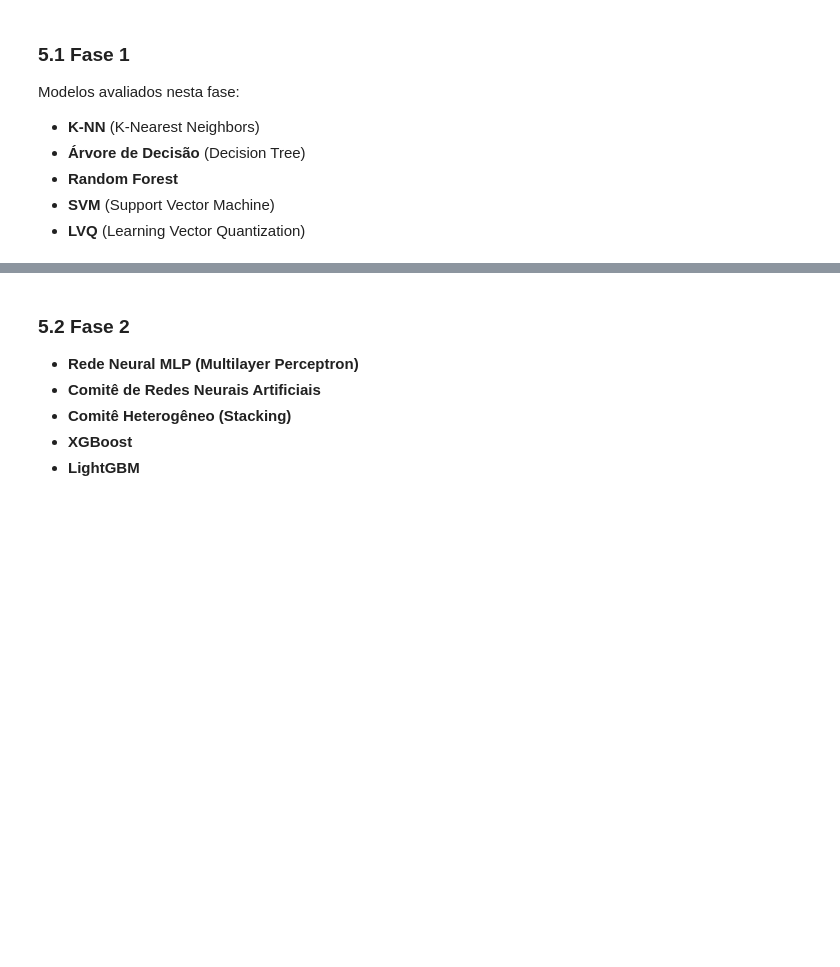
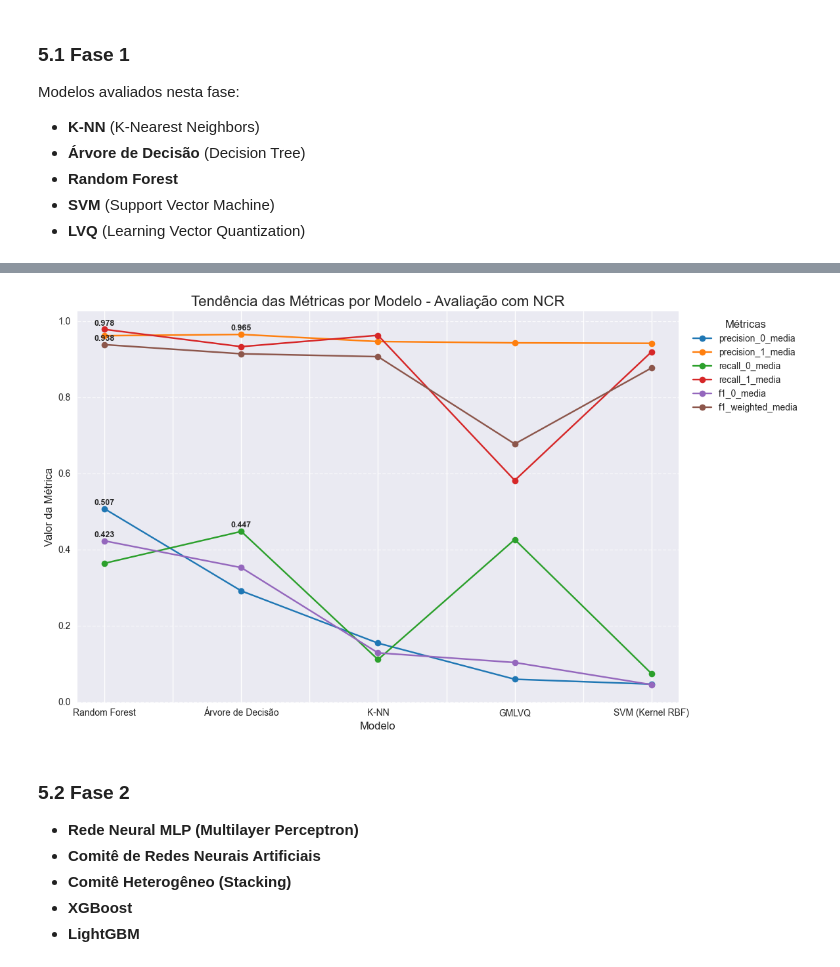
Before and after one commit to Eduardocin/employee-access-predictor, a Jupyter notebook: projeto_models.ipynb, the cells around one changed output, grey strips where cells are left out. Cells and saved outputs as stored; diff of their text form; code cells hidden in the pictures; blank space fills up the shorter version.

```diff
--- a/projeto_models.ipynb
+++ b/projeto_models.ipynb
@@ -49,6 +51,15 @@ import os
 os.makedirs('modelos', exist_ok=True)
 # %% [markdown]
 ### 0.2 Definição de LVQ
+# %%
+class LVQ(GMLVQ):
+    def predict(self, X):
+        decision_values = self.decision_function(X)
+
+        if self.classes_.size == 2:
+            return self.classes_[(decision_values > 0).astype(np.int64)]  # Changed from np.int to np.int64
+
+        return self.classes_[decision_values.argmax(axis=1)]
 # %% [markdown]
 ## 1. Carregamento dos Dados
 
@@ -447,3 +497,57 @@ SVM (Kernel RBF)            0.944044        0.059272        0.973515
+# %%
+import matplotlib.pyplot as plt
+import numpy as np
+
+# --- Dicionário de cores para as MÉTRICAS ---
+cores_metricas = {
+    'precision_0_media': '#1f77b4',  # Azul
+    'precision_1_media': '#ff7f0e',  # Laranja
+    'recall_0_media':    '#2ca02c',  # Verde
+    'recall_1_media':    '#d62728',  # Vermelho
+    'f1_0_media':        '#9467bd',  # Roxo
+    'f1_weighted_media': '#8c564b'   # Marrom
+}
+
+
+# --- Criação do Gráfico ---
+fig, ax = plt.subplots(figsize=(14, 7))
+
+# Plotamos o DataFrame, passando o novo dicionário de cores
+results_NCR_df.plot(
+    kind='line',
+    marker='o',
+    ax=ax,
+    color=cores_metricas
+)
+
+# --- Loop para anotar o ponto de maior valor de cada métrica ---
+for metrica in results_NCR_df.columns:
+    serie_metrica = results_NCR_df[metrica]
+    max_valor = serie_metrica.max()
+    max_modelo = serie_metrica.idxmax()
+    pos_x = list(results_NCR_df.index).index(max_modelo)
+
+    ax.text(
+        pos_x,
+        max_valor + 0.005,
+        f'{max_valor:.3f}',
+        ha='center',
+        va='bottom',
+        fontweight='bold',
+        fontsize=9
+    )
+
+# --- Customização final do Gráfico ---
+plt.title('Tendência das Métricas por Modelo - Avaliação com NCR', fontsize=16)
+plt.ylabel('Valor da Métrica', fontsize=12)
+plt.xlabel('Modelo', fontsize=12)
+plt.xticks(rotation=0)
+plt.grid(axis='y', linestyle='--', alpha=0.7)
+plt.legend(title='Métricas', bbox_to_anchor=(1.01, 1), loc='upper left')
+plt.tight_layout(rect=[0, 0, 0.85, 1])
+plt.show()
+# %% [output]
+[figure, added]
 # %% [markdown]
 ### 5.2 Fase 2
 
```
Also changed, not shown: parts of 27 cells of this notebook, 1 other file.
